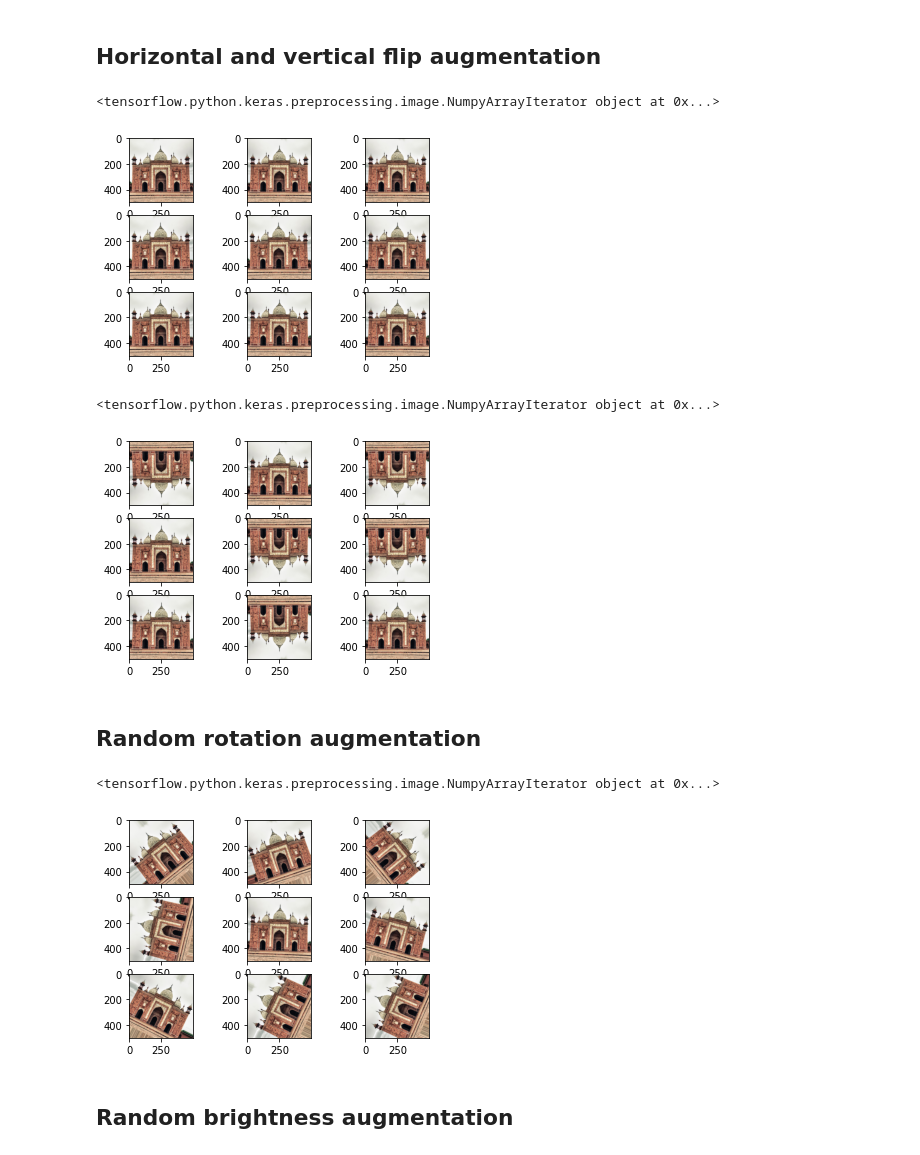
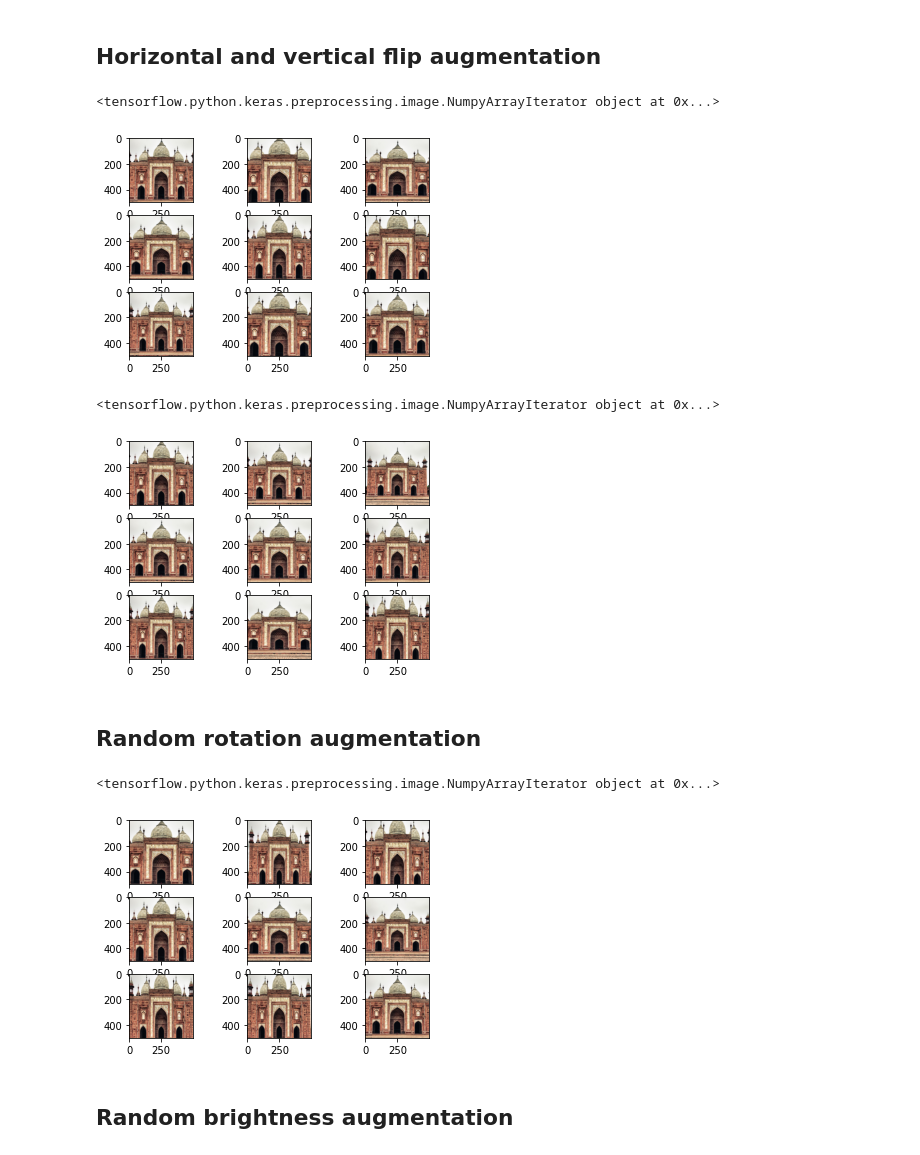
Before and after one commit to FaisalAhmedBijoy/NSL-RA-Training, a Jupyter notebook: Deep learning/Data augmentation/Data augmentation using ImageDataGenerator.ipynb, the cells around one changed output. Cells and saved outputs as stored; diff of their text form; code cells hidden in the pictures.

```diff
--- a/Deep learning/Data augmentation/Data augmentation using ImageDataGenerator.ipynb
+++ b/Deep learning/Data augmentation/Data augmentation using ImageDataGenerator.ipynb
@@ -56,7 +56,7 @@ plt.show()
 # %% [markdown]
 ## Horizontal and vertical flip augmentation
 # %%
-shift_datagen=image.ImageDataGenerator(horizontal_flip=True)
+flip_datagen=image.ImageDataGenerator(horizontal_flip=True)
 it=shift_datagen.flow(samples,batch_size=1)
 print(it)
 for i in range(9):
@@ -67,24 +67,24 @@ for i in range(9):
 plt.show()
 # %% [output]
 <tensorflow.python.keras.preprocessing.image.NumpyArrayIterator object at 0x...>
-[figure, old version]
+[figure, new version]
 # %%
-shift_datagen=image.ImageDataGenerator(vertical_flip=True)
+flip_datagen=image.ImageDataGenerator(vertical_flip=True)
 it=shift_datagen.flow(samples,batch_size=1)
 print(it)
 for i in range(9):
     plt.subplot(330+1+i)
     batch=it.next()
     img=batch[0].astype('uint8')
     plt.imshow(img)
 plt.show()
 # %% [output]
 <tensorflow.python.keras.preprocessing.image.NumpyArrayIterator object at 0x...>
-[figure, old version]
+[figure, new version]
 # %% [markdown]
 ## Random rotation augmentation
 # %%
-shift_datagen=image.ImageDataGenerator(rotation_range=90)
+rotation_datagen=image.ImageDataGenerator(rotation_range=90)
 it=shift_datagen.flow(samples,batch_size=1)
 print(it)
 for i in range(9):
@@ -95,7 +95,7 @@ for i in range(9):
 plt.show()
 # %% [output]
 <tensorflow.python.keras.preprocessing.image.NumpyArrayIterator object at 0x...>
-[figure, old version]
+[figure, new version]
 # %% [markdown]
 ## Random brightness augmentation
 # %%
```
Also changed, not shown: parts of 2 cells of this notebook.
